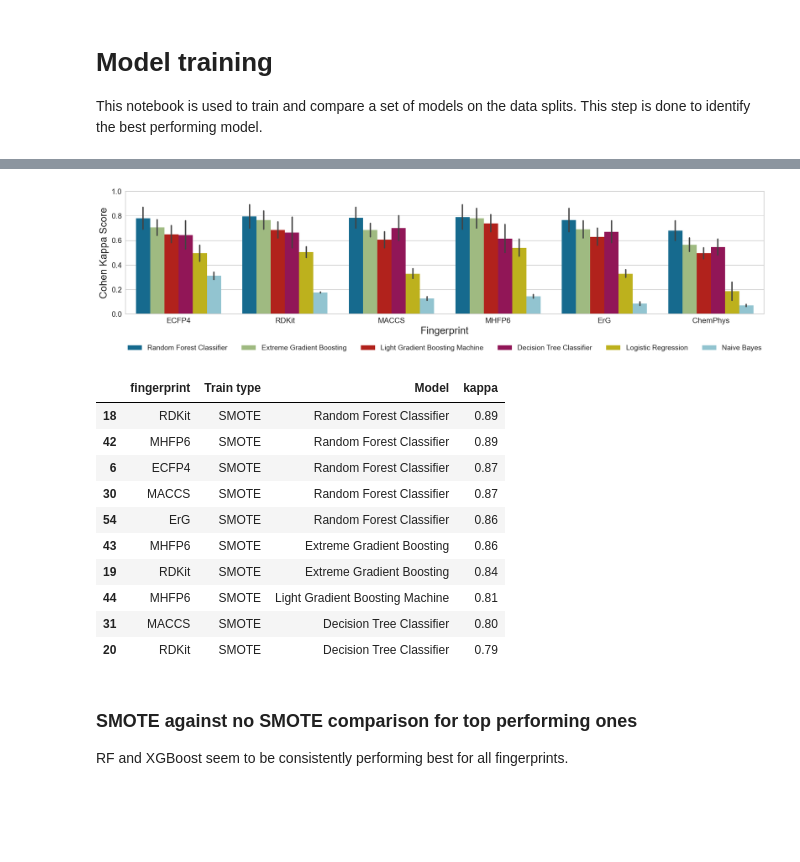
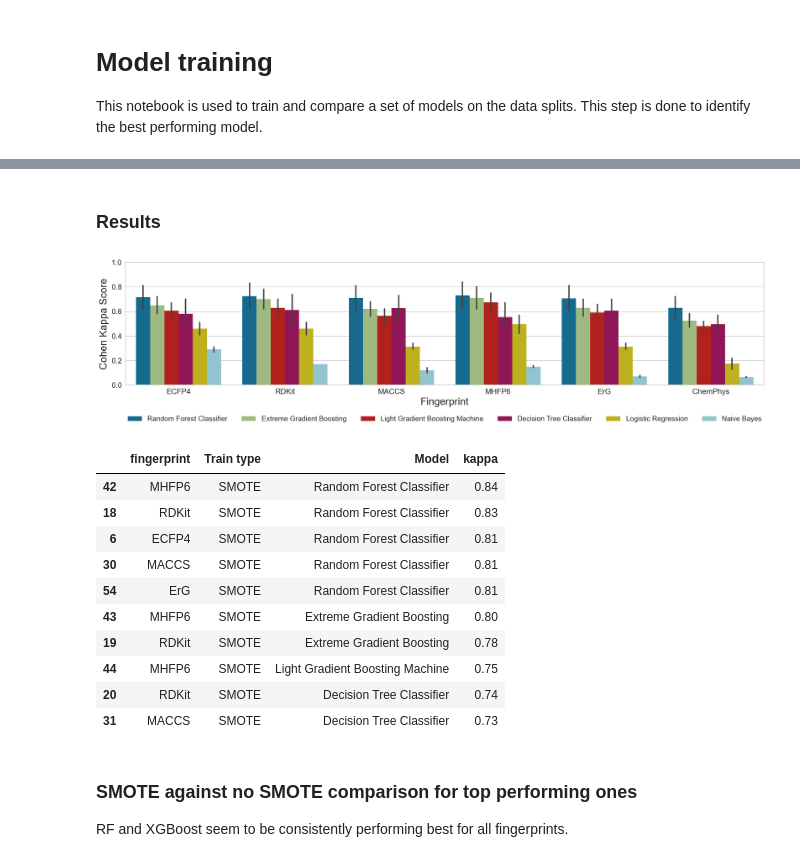
Before and after one commit to IMI-COMBINE/broad_spectrum_prediction, a Jupyter notebook: src/5_model_selection.ipynb, the cells around one changed output, grey strips where cells are left out. Drawn from its saved outputs; the diff is of its cells as text; code cells hidden in the pictures; blank space fills up the shorter version.

```diff
--- a/src/5_model_selection.ipynb
+++ b/src/5_model_selection.ipynb
@@ -124,48 +13,52 @@ final_eval_df["fingerprint"] = final_eval_df["fingerprint"].map(
+# %%
+final_results = run_model_selection(experiment_type="combined")
+# %% [markdown]
+### Results
 # %%
 plt.figure(figsize=(20, 5))
 sns.barplot(
-    data=final_eval_df,
+    data=final_results,
     x="fingerprint",
     y="kappa",
     hue="Model",
 )
 plt.ylabel("Cohen Kappa Score", fontsize=20)
 plt.xlabel("Fingerprint", fontsize=20)
 
 plt.xticks(fontsize=15)
 plt.yticks(fontsize=15)
 
 plt.ylim(0, 1)
 
 plt.legend(
     loc="upper center",
     bbox_to_anchor=(0.5, -0.2),
     fancybox=True,
     shadow=True,
     ncol=6,
     fontsize=14,
 )
 
 plt.tight_layout()
 
 plt.savefig("../figures/figure_5.png", dpi=400)
 plt.show()
 # %% [output]
-[figure, old version]
+[figure, new version]
 # %%
-final_eval_df.sort_values("kappa", ascending=False).head(10)
+final_results.sort_values("kappa", ascending=False).head(10)
 # %% [output]
 |  | fingerprint | Train type | Model | kappa |
-| 18 | RDKit | SMOTE | Random Forest Classifier | 0.89 |
-| 42 | MHFP6 | SMOTE | Random Forest Classifier | 0.89 |
-| 6 | ECFP4 | SMOTE | Random Forest Classifier | 0.87 |
-| 30 | MACCS | SMOTE | Random Forest Classifier | 0.87 |
-| 54 | ErG | SMOTE | Random Forest Classifier | 0.86 |
-| 43 | MHFP6 | SMOTE | Extreme Gradient Boosting | 0.86 |
-| 19 | RDKit | SMOTE | Extreme Gradient Boosting | 0.84 |
-| 44 | MHFP6 | SMOTE | Light Gradient Boosting Machine | 0.81 |
-| 31 | MACCS | SMOTE | Decision Tree Classifier | 0.80 |
-| 20 | RDKit | SMOTE | Decision Tree Classifier | 0.79 |
+| 42 | MHFP6 | SMOTE | Random Forest Classifier | 0.84 |
+| 18 | RDKit | SMOTE | Random Forest Classifier | 0.83 |
+| 6 | ECFP4 | SMOTE | Random Forest Classifier | 0.81 |
+| 30 | MACCS | SMOTE | Random Forest Classifier | 0.81 |
+| 54 | ErG | SMOTE | Random Forest Classifier | 0.81 |
+| 43 | MHFP6 | SMOTE | Extreme Gradient Boosting | 0.80 |
+| 19 | RDKit | SMOTE | Extreme Gradient Boosting | 0.78 |
+| 44 | MHFP6 | SMOTE | Light Gradient Boosting Machine | 0.75 |
+| 20 | RDKit | SMOTE | Decision Tree Classifier | 0.74 |
+| 31 | MACCS | SMOTE | Decision Tree Classifier | 0.73 |
 # %% [markdown]
 ### SMOTE against no SMOTE comparison for top performing ones
 
```
Also changed, not shown: parts of 10 cells of this notebook, 2 other files.
